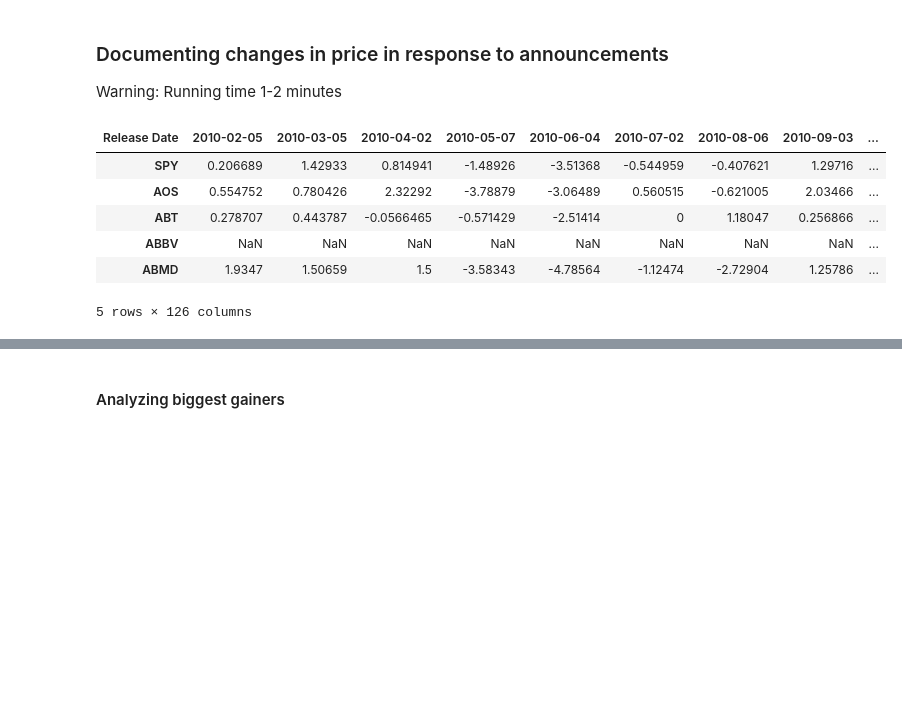
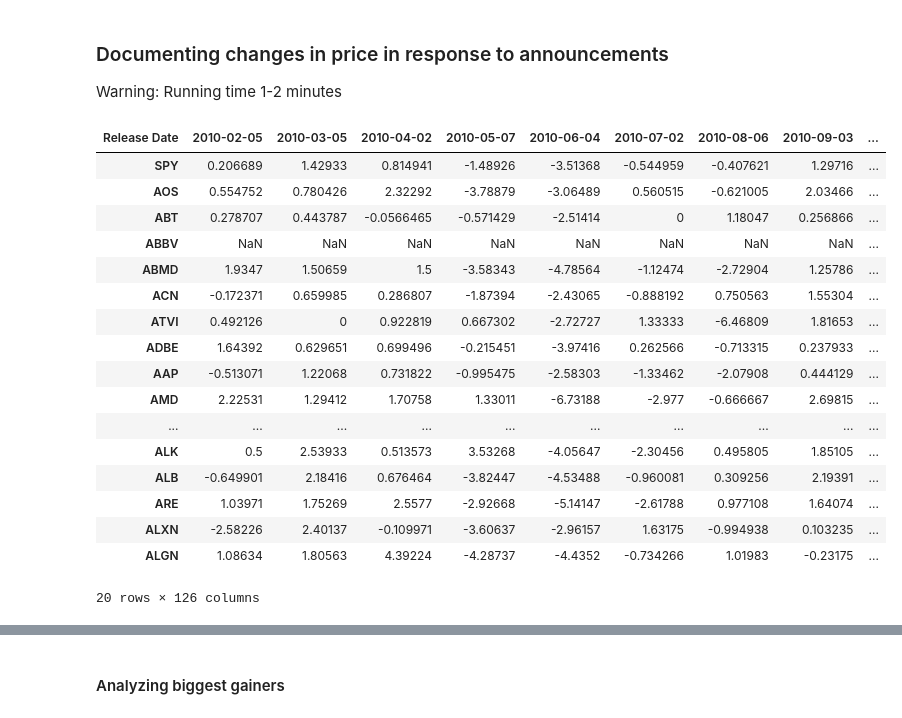
Before and after one commit to flbyrne/EISentiMent-DataSourceExploration, a Jupyter notebook: EISentiMent.ipynb, the cells around one changed output, grey strips where cells are left out. Saved outputs shown, nothing was run; the diff lists cells and outputs as text; code cells hidden in the pictures; blank space fills up the shorter version.

```diff
--- a/EISentiMent.ipynb
+++ b/EISentiMent.ipynb
@@ -94,7 +107,7 @@ linkpage=BeautifulSoup(urllib.request.urlopen('https://www.bls.gov/bls/news-rele
 pattern=re.compile(r'/news.release/archives/empsit_\d+.htm')
 for year in range(2010,2021):
     for month in list(calendar.month_name[1:14]):
-        if year==date.today().year and calendar.month_name[date.today().month]==month:
+        if year==2020 and month=='July':
             break
         try:
             search_str=str(month)+' '+str(year)+' '+'Employment Situation'
@@ -148,14 +161,16 @@ set(sentiment_words)
  'was little changed at '}
 # %%
 def release_tone(txt):
+    """Assigns a -1 when comments are positive"""
+    """Remember: Unemployment rates going DOWN IS GOOD"""
     positive=['edged up','rose']
     negative=['declined','decreased','edged down','fell']
     for word in positive:
         if word in txt:
-            return 1
+            return -1
     for word in negative:
         if word in txt:
-            return -1
+            return 1
     return 0
 df_UR_Releases['Tone']=0
 for index in df_UR_Releases.index:
@@ -319,12 +354,23 @@ for ticker in d_all_EOD.keys():
             change=((close-prev_close)/prev_close)*100
             df_changes.loc[ticker,date]=change
 # %%
-df_changes.head()
+df_changes.head(20)
 # %% [output]
 | Release Date | 2010-02-05 | 2010-03-05 | 2010-04-02 | 2010-05-07 | 2010-06-04 | 2010-07-02 | 2010-08-06 | 2010-09-03 | ... |
 | SPY | 0.206689 | 1.42933 | 0.814941 | -1.48926 | -3.51368 | -0.544959 | -0.407621 | 1.29716 | ... |
 | AOS | 0.554752 | 0.780426 | 2.32292 | -3.78879 | -3.06489 | 0.560515 | -0.621005 | 2.03466 | ... |
 | ABT | 0.278707 | 0.443787 | -0.0566465 | -0.571429 | -2.51414 | 0 | 1.18047 | 0.256866 | ... |
 | ABBV | NaN | NaN | NaN | NaN | NaN | NaN | NaN | NaN | ... |
 | ABMD | 1.9347 | 1.50659 | 1.5 | -3.58343 | -4.78564 | -1.12474 | -2.72904 | 1.25786 | ... |
+| ACN | -0.172371 | 0.659985 | 0.286807 | -1.87394 | -2.43065 | -0.888192 | 0.750563 | 1.55304 | ... |
+| ATVI | 0.492126 | 0 | 0.922819 | 0.667302 | -2.72727 | 1.33333 | -6.46809 | 1.81653 | ... |
+| ADBE | 1.64392 | 0.629651 | 0.699496 | -0.215451 | -3.97416 | 0.262566 | -0.713315 | 0.237933 | ... |
+| AAP | -0.513071 | 1.22068 | 0.731822 | -0.995475 | -2.58303 | -1.33462 | -2.07908 | 0.444129 | ... |
+| AMD | 2.22531 | 1.29412 | 1.70758 | 1.33011 | -6.73188 | -2.977 | -0.666667 | 2.69815 | ... |
+| ... | ... | ... | ... | ... | ... | ... | ... | ... | ... |
+| ALK | 0.5 | 2.53933 | 0.513573 | 3.53268 | -4.05647 | -2.30456 | 0.495805 | 1.85105 | ... |
+| ALB | -0.649901 | 2.18416 | 0.676464 | -3.82447 | -4.53488 | -0.960081 | 0.309256 | 2.19391 | ... |
+| ARE | 1.03971 | 1.75269 | 2.5577 | -2.92668 | -5.14147 | -2.61788 | 0.977108 | 1.64074 | ... |
+| ALXN | -2.58226 | 2.40137 | -0.109971 | -3.60637 | -2.96157 | 1.63175 | -0.994938 | 0.103235 | ... |
+| ALGN | 1.08634 | 1.80563 | 4.39224 | -4.28737 | -4.4352 | -0.734266 | 1.01983 | -0.23175 | ... |
-5 rows × 126 columns
+20 rows × 126 columns
```
Also changed, not shown: parts of 17 cells of this notebook.
